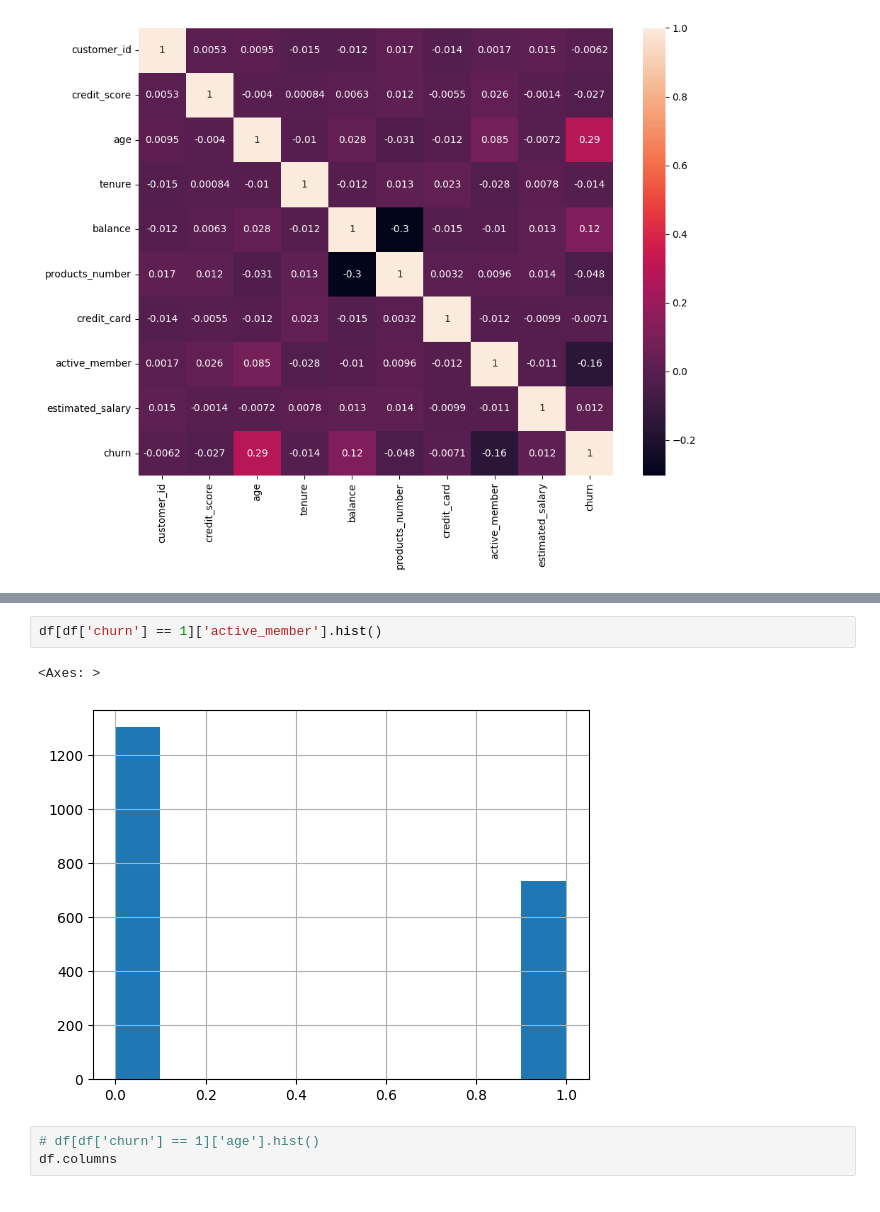
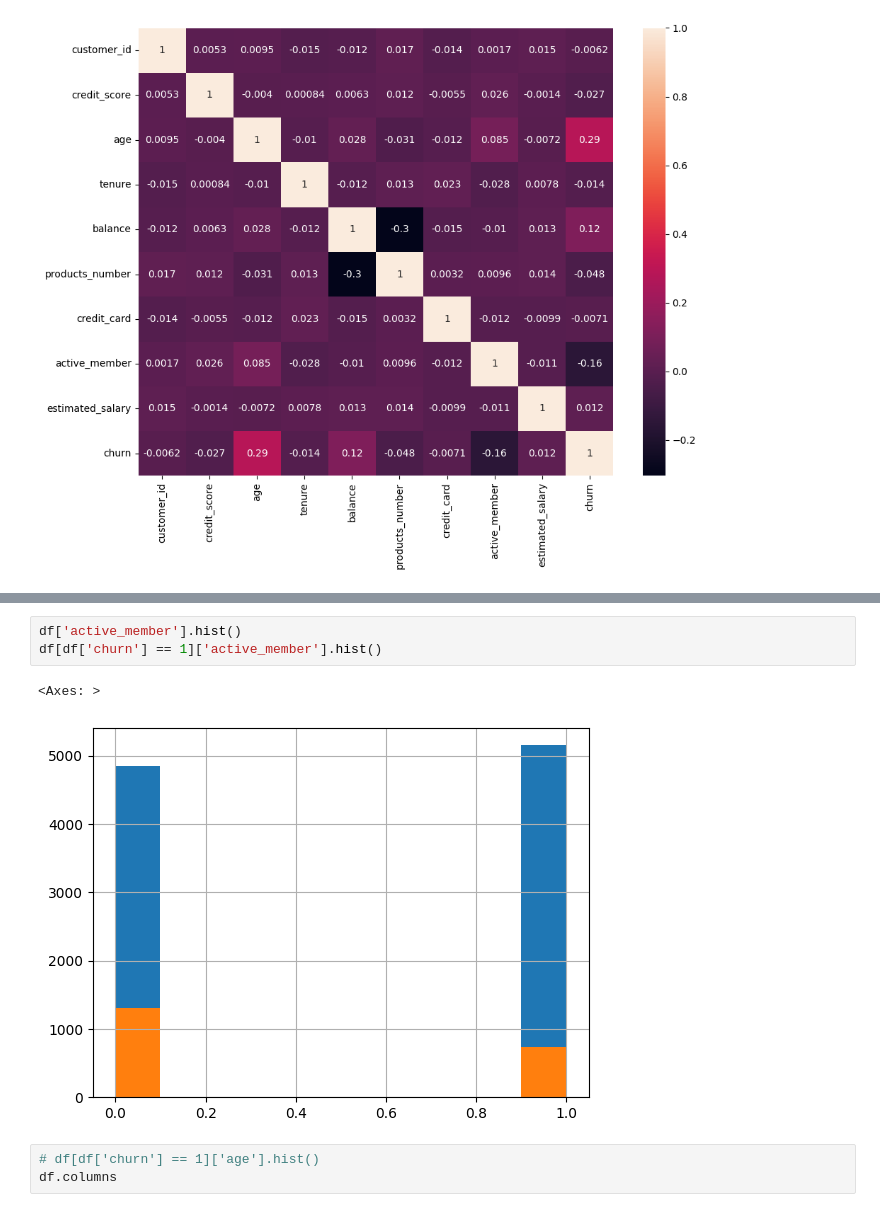
Before and after one commit to SKNETWORKS-FAMILY-AICAMP/SKN09-2nd-4Team, a Jupyter notebook: jy_preprocessing.ipynb, the cells around one changed output, grey strips where cells are left out. Saved outputs shown, nothing was run; the diff lists cells and outputs as text.

```diff
--- a/jy_preprocessing.ipynb
+++ b/jy_preprocessing.ipynb
@@ -101,8 +102,9 @@ df[df['churn'] == 1]['estimated_salary'].hist()
 # %%
+df['active_member'].hist()
 df[df['churn'] == 1]['active_member'].hist()
 # %% [output]
 <Axes: >
-[figure, old version]
+[figure, new version]
 # %%
 # df[df['churn'] == 1]['age'].hist()
 df.columns
```
Also changed, not shown: parts of 7 cells of this notebook.
